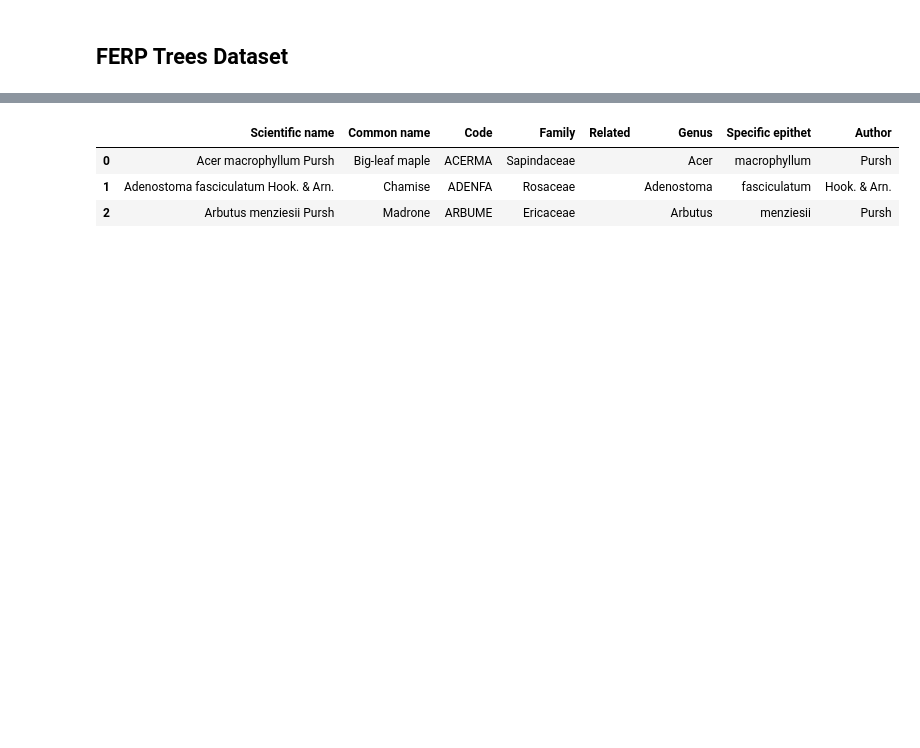
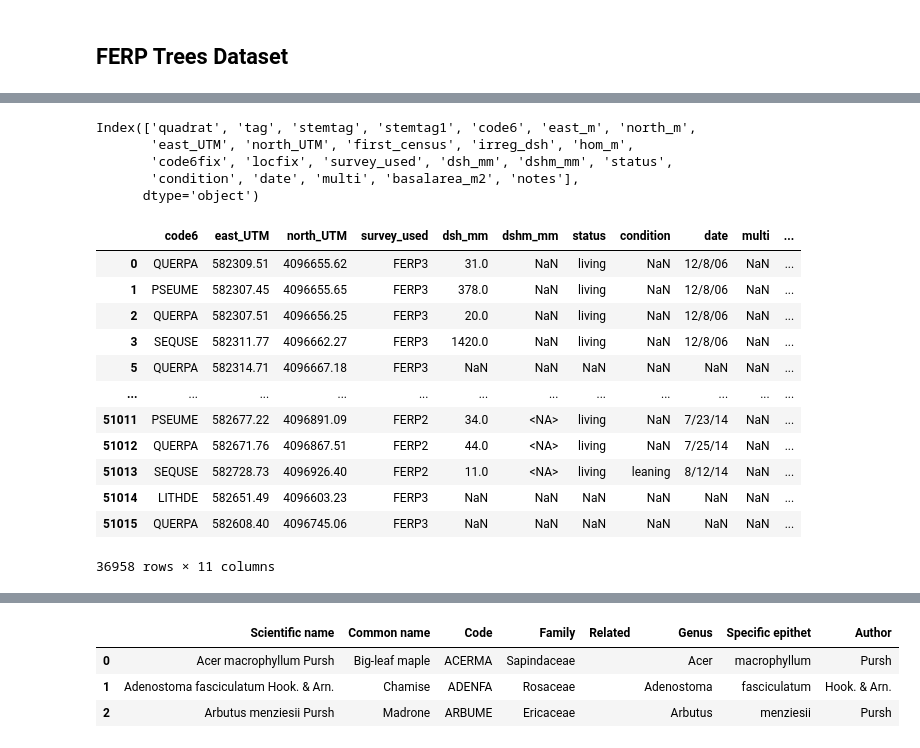
Before and after one commit to dangause/rs-hsi-botany, a Jupyter notebook: notebooks/pipeline/2_clean_tree_data.ipynb, the cells around one changed output, grey strips where cells are left out. Cells and saved outputs as stored; diff of their text form; code cells hidden in the pictures; blank space fills up the shorter version.

```diff
--- a/notebooks/pipeline/2_clean_tree_data.ipynb
+++ b/notebooks/pipeline/2_clean_tree_data.ipynb
@@ -279,0 +333,8 @@ ferp_trees_df = pd.read_csv(ferp_path, low_memory=False)
+# %%
+result_df.columns
+# %% [output]
+Index(['quadrat', 'tag', 'stemtag', 'stemtag1', 'code6', 'east_m', 'north_m',
+       'east_UTM', 'north_UTM', 'first_census', 'irreg_dsh', 'hom_m',
+       'code6fix', 'locfix', 'survey_used', 'dsh_mm', 'dshm_mm', 'status',
+       'condition', 'date', 'multi', 'basalarea_m2', 'notes'],
+      dtype='object')
@@ -279,0 +345,16 @@ ferp_trees_df = pd.read_csv(ferp_path, low_memory=False)
+# %%
+ferp_trees_df
+# %% [output]
+|  | code6 | east_UTM | north_UTM | survey_used | dsh_mm | dshm_mm | status | condition | date | multi | ... |
+| 0 | QUERPA | 582309.51 | 4096655.62 | FERP3 | 31.0 | NaN | living | NaN | 12/8/06 | NaN | ... |
+| 1 | PSEUME | 582307.45 | 4096655.65 | FERP3 | 378.0 | NaN | living | NaN | 12/8/06 | NaN | ... |
+| 2 | QUERPA | 582307.51 | 4096656.25 | FERP3 | 20.0 | NaN | living | NaN | 12/8/06 | NaN | ... |
+| 3 | SEQUSE | 582311.77 | 4096662.27 | FERP3 | 1420.0 | NaN | living | NaN | 12/8/06 | NaN | ... |
+| 5 | QUERPA | 582314.71 | 4096667.18 | FERP3 | NaN | NaN | NaN | NaN | NaN | NaN | ... |
+| ... | ... | ... | ... | ... | ... | ... | ... | ... | ... | ... | ... |
+| 51011 | PSEUME | 582677.22 | 4096891.09 | FERP2 | 34.0 | <NA> | living | NaN | 7/23/14 | NaN | ... |
+| 51012 | QUERPA | 582671.76 | 4096867.51 | FERP2 | 44.0 | <NA> | living | NaN | 7/25/14 | NaN | ... |
+| 51013 | SEQUSE | 582728.73 | 4096926.40 | FERP2 | 11.0 | <NA> | living | leaning | 8/12/14 | NaN | ... |
+| 51014 | LITHDE | 582651.49 | 4096603.23 | FERP3 | NaN | NaN | NaN | NaN | NaN | NaN | ... |
+| 51015 | QUERPA | 582608.40 | 4096745.06 | FERP3 | NaN | NaN | NaN | NaN | NaN | NaN | ... |
+36958 rows × 11 columns
```
Also changed, not shown: parts of 28 cells of this notebook, 7 other files.
